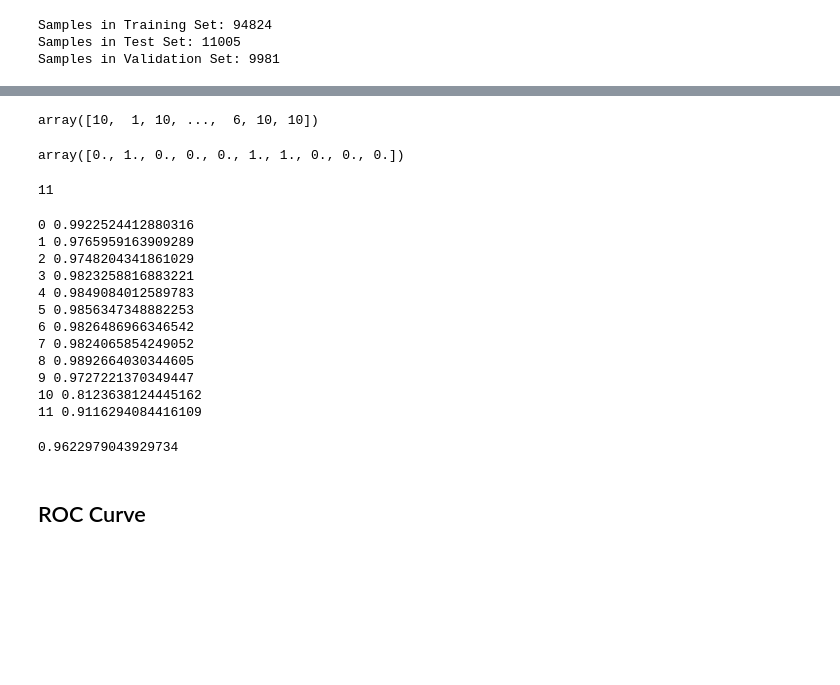
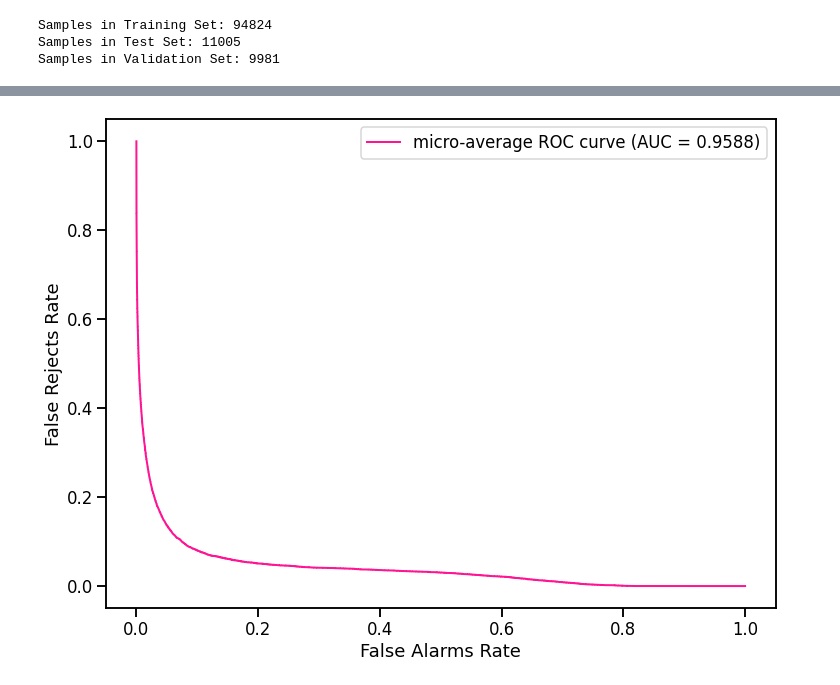
Before and after one commit to rmazzier/HDA-Project-Key-Word-Spotting, a Jupyter notebook: CNN Experiments.ipynb, the cells around one changed output, grey strips where cells are left out. Drawn from its saved outputs; the diff is of its cells as text; code cells hidden in the pictures; blank space fills up the shorter version.

```diff
--- a/CNN Experiments.ipynb
+++ b/CNN Experiments.ipynb
@@ -268,15 +321,0 @@ Test set accuracy: 77.379%
-# %%
-y_pred
-# %% [output]
-array([10,  1, 10, ...,  6, 10, 10])
-# %%
-x = np.zeros(10)
-x[[1,5,6]] = 1
-x
-# %% [output]
-array([0., 1., 0., 0., 0., 1., 1., 0., 0., 0.])
-# %%
-
-output_classes.index("silence")
-# %% [output]
-11
@@ -296,24 +321,0 @@ def one_class_accuracy(target_class_int, y_pred, y_test):
-# %%
-accs = []
-for i in range(len(output_classes)):
-    print(i, one_class_accuracy(i, y_pred, y_test))
-    accs.append(one_class_accuracy(i, y_pred, y_test))
-# %% [output]
-0 0.9922524412880316
-1 0.9765959163909289
-2 0.9748204341861029
-3 0.9823258816883221
-4 0.9849084012589783
-5 0.9856347348882253
-6 0.9826486966346542
-7 0.9824065854249052
-8 0.9892664030344605
-9 0.9727221370349447
-10 0.8123638124445162
-11 0.9116294084416109
-# %%
-np.mean(accs)
-# %% [output]
-0.9622979043929734
-# %% [markdown]
-## ROC Curve
@@ -361,0 +322,13 @@ plt.show()
+# %%
+fpr, fnr, roc_auc = get_fpr_fnr_aucs(y_test, y_scores, output_classes)
+# %%
+plt.figure(figsize=(12,9))
+plt.plot(fpr["micro"], fnr["micro"],
+         color='deeppink', linestyle='-', linewidth=2, label='micro-average ROC curve (AUC = {0:0.4f})'
+               ''.format(roc_auc["micro"]))
+plt.xlabel("False Alarms Rate")
+plt.ylabel("False Rejects Rate")
+plt.legend()
+plt.show()
+# %% [output]
+[figure, added]
```
Also changed, not shown: parts of 33 cells of this notebook, 3 other files.
